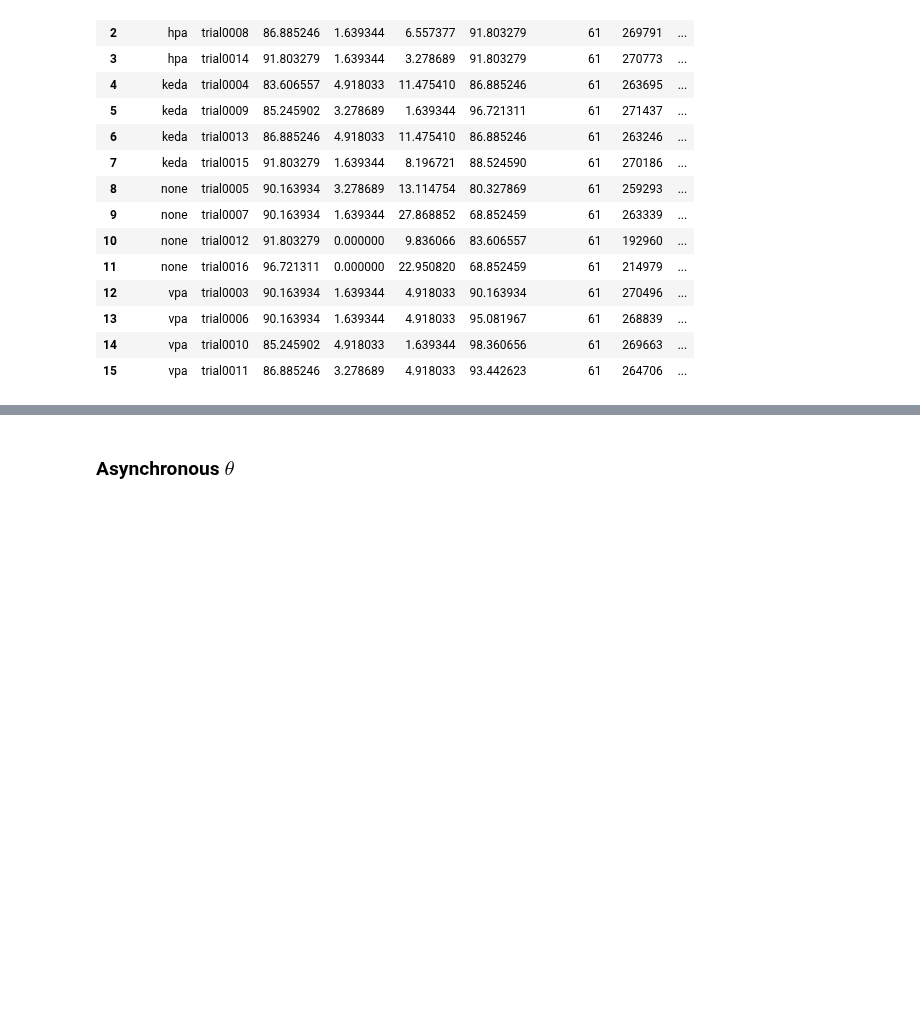
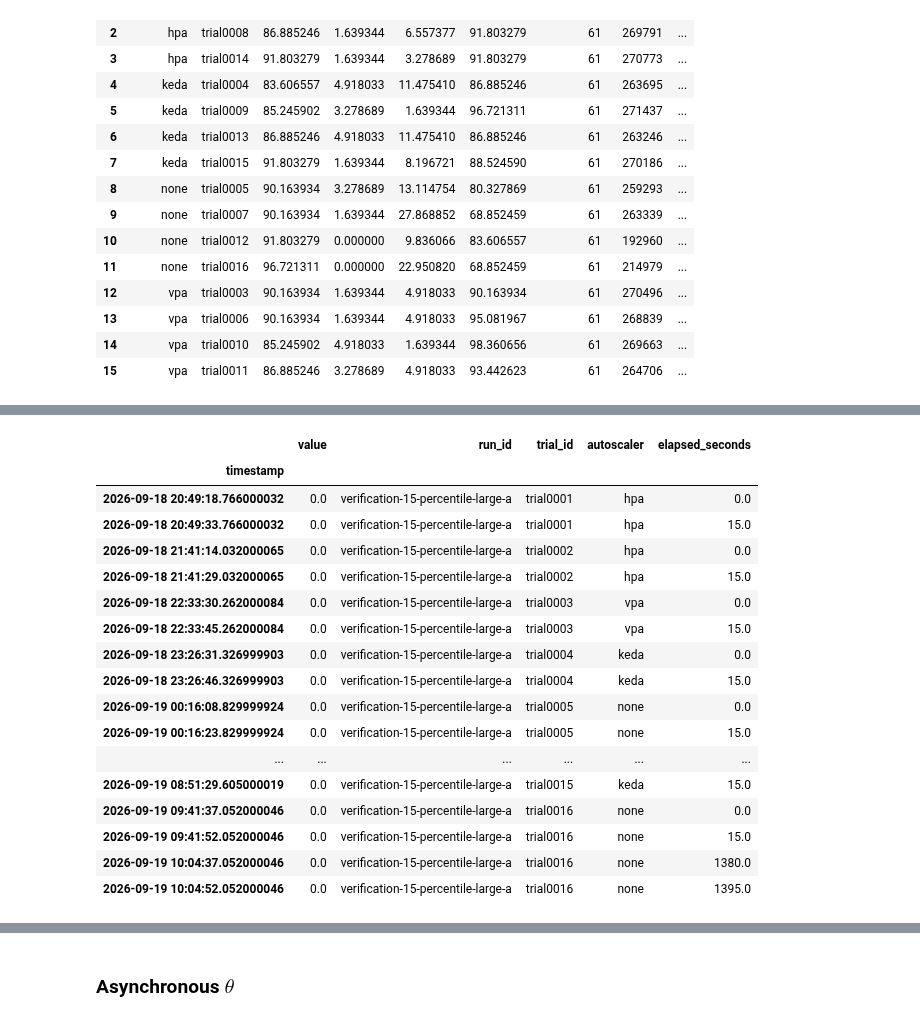
Before and after one commit to kasbench/kasbench-analysis, a Jupyter notebook: src/fdr.ipynb, the cells around one changed output, grey strips where cells are left out. Saved outputs shown, nothing was run; the diff lists cells and outputs as text; code cells hidden in the pictures; blank space fills up the shorter version.

```diff
--- a/src/fdr.ipynb
+++ b/src/fdr.ipynb
@@ -548,0 +583,21 @@ params["tau_table_html"] = common.weighted_synchronous_tau_to_html(weighted_tau_
+# %%
+arrival_rate_df[arrival_rate_df.value==0.0]
+# %% [output]
+|  | value | run_id | trial_id | autoscaler | elapsed_seconds |
+| timestamp |  |  |  |  |  |
+| 2026-09-18 20:49:18.766000032 | 0.0 | verification-15-percentile-large-a | trial0001 | hpa | 0.0 |
+| 2026-09-18 20:49:33.766000032 | 0.0 | verification-15-percentile-large-a | trial0001 | hpa | 15.0 |
+| 2026-09-18 21:41:14.032000065 | 0.0 | verification-15-percentile-large-a | trial0002 | hpa | 0.0 |
+| 2026-09-18 21:41:29.032000065 | 0.0 | verification-15-percentile-large-a | trial0002 | hpa | 15.0 |
+| 2026-09-18 22:33:30.262000084 | 0.0 | verification-15-percentile-large-a | trial0003 | vpa | 0.0 |
+| 2026-09-18 22:33:45.262000084 | 0.0 | verification-15-percentile-large-a | trial0003 | vpa | 15.0 |
+| 2026-09-18 23:26:31.326999903 | 0.0 | verification-15-percentile-large-a | trial0004 | keda | 0.0 |
+| 2026-09-18 23:26:46.326999903 | 0.0 | verification-15-percentile-large-a | trial0004 | keda | 15.0 |
+| 2026-09-19 00:16:08.829999924 | 0.0 | verification-15-percentile-large-a | trial0005 | none | 0.0 |
+| 2026-09-19 00:16:23.829999924 | 0.0 | verification-15-percentile-large-a | trial0005 | none | 15.0 |
+| ... | ... | ... | ... | ... | ... |
+| 2026-09-19 08:51:29.605000019 | 0.0 | verification-15-percentile-large-a | trial0015 | keda | 15.0 |
+| 2026-09-19 09:41:37.052000046 | 0.0 | verification-15-percentile-large-a | trial0016 | none | 0.0 |
+| 2026-09-19 09:41:52.052000046 | 0.0 | verification-15-percentile-large-a | trial0016 | none | 15.0 |
+| 2026-09-19 10:04:37.052000046 | 0.0 | verification-15-percentile-large-a | trial0016 | none | 1380.0 |
+| 2026-09-19 10:04:52.052000046 | 0.0 | verification-15-percentile-large-a | trial0016 | none | 1395.0 |
```
Also changed, not shown: parts of 7 cells of this notebook, 1 other file.
